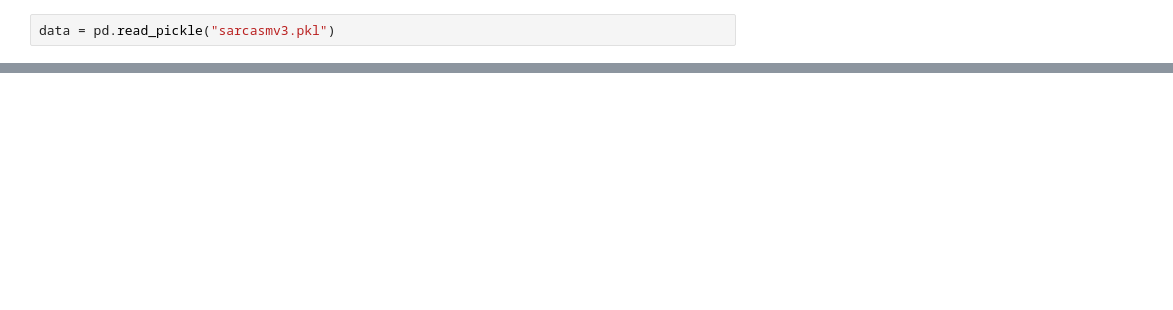
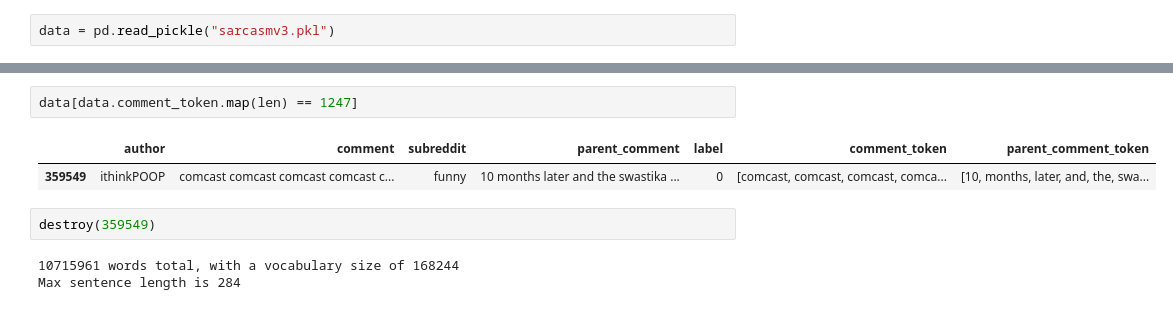
Before and after one commit to Kelvinli5354/Sarcasm_Detect, a Jupyter notebook: Model.ipynb, the cells around one changed output, grey strips where cells are left out. Saved outputs shown, nothing was run; the diff lists cells and outputs as text; blank space fills up the shorter version.

```diff
--- a/Model.ipynb
+++ b/Model.ipynb
@@ -26,0 +36,10 @@ data.head()
+# %%
+data[data.comment_token.map(len) == 1247]
+# %% [output]
+|  | author | comment | subreddit | parent_comment | label | comment_token | parent_comment_token |
+| 359549 | ithinkPOOP | comcast comcast comcast comcast c... | funny | 10 months later and the swastika ... | 0 | [comcast, comcast, comcast, comca... | [10, months, later, and, the, swa... |
+# %%
+destroy(359549)
+# %% [output]
+10715961 words total, with a vocabulary size of 168244
+Max sentence length is 284
```
Also changed, not shown: parts of 38 cells of this notebook.
